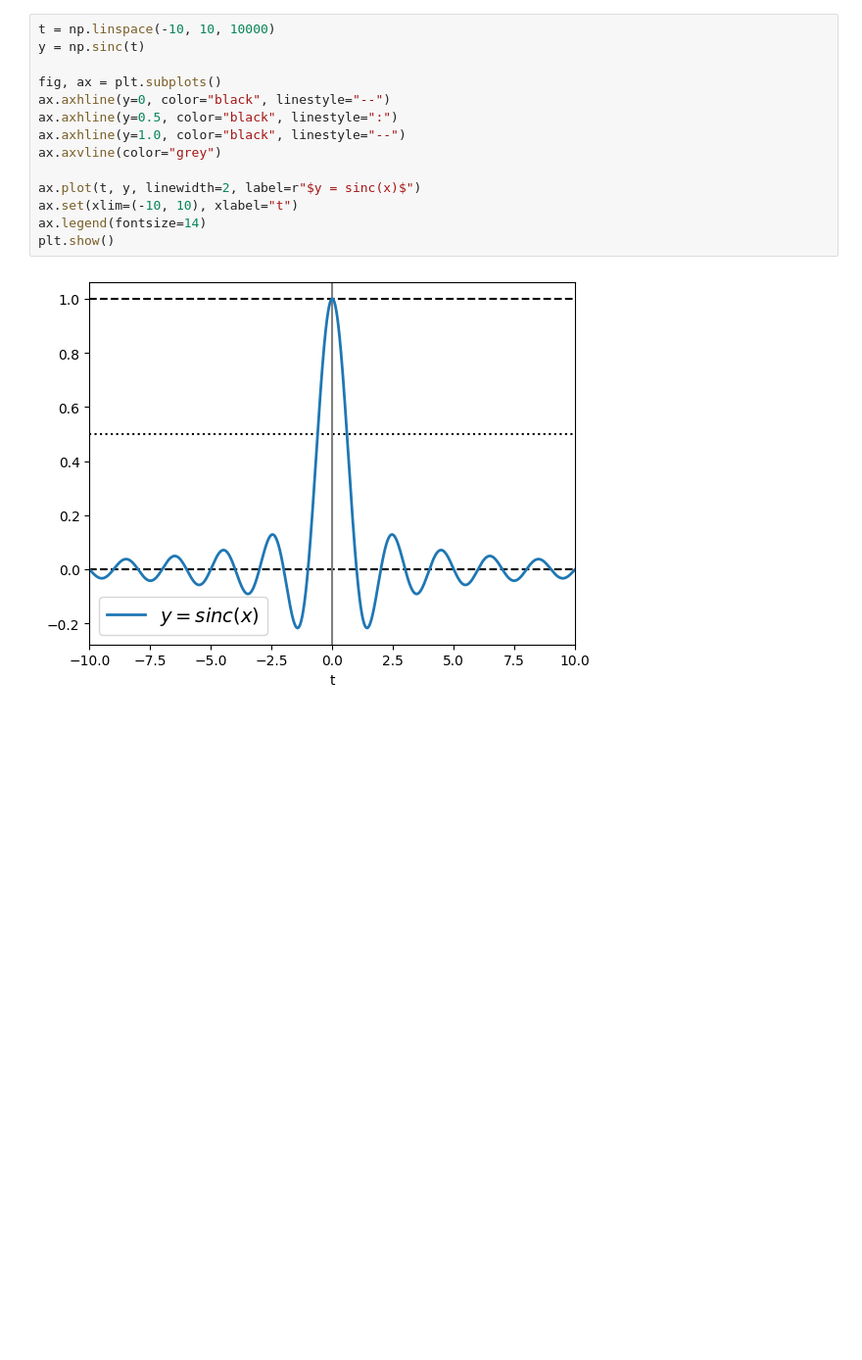
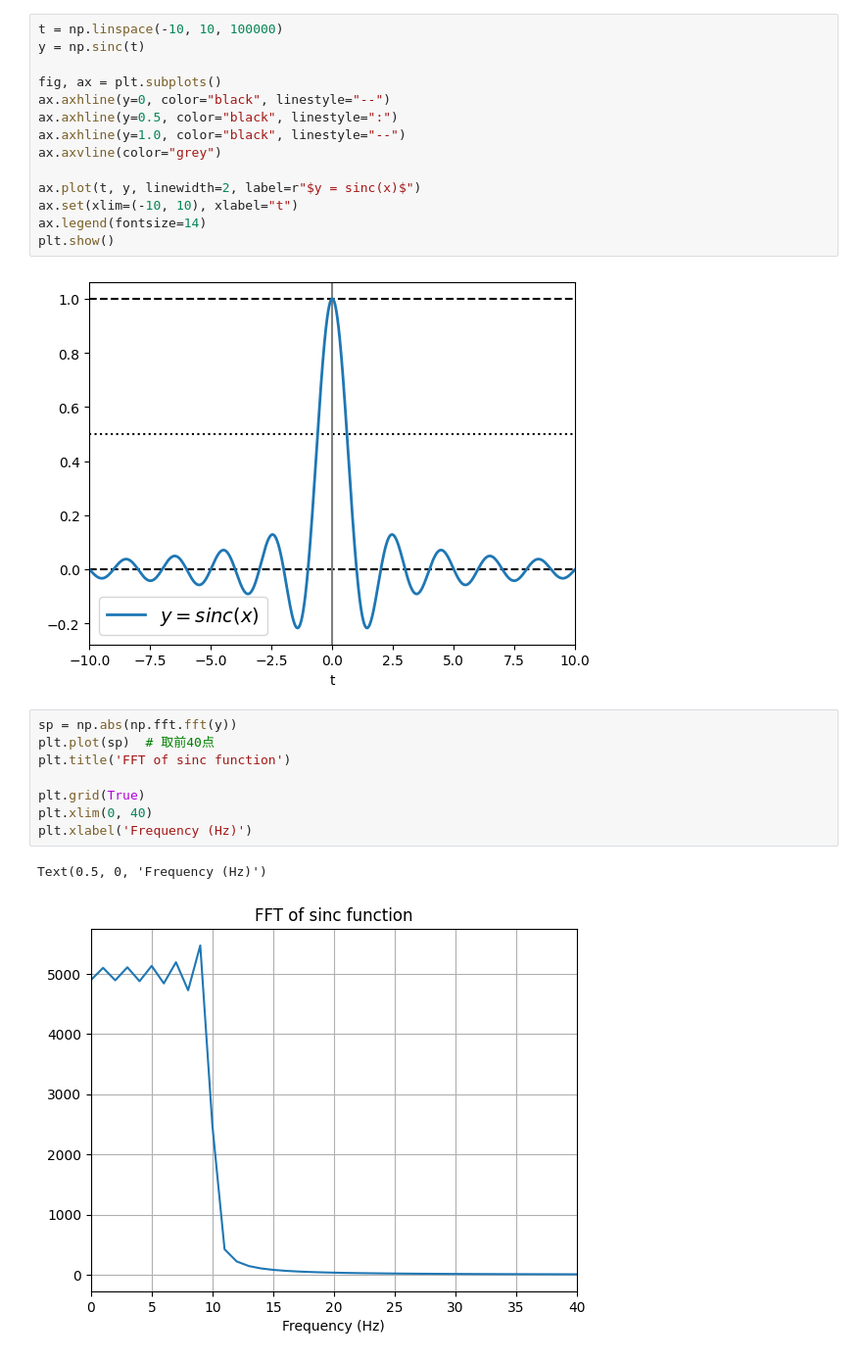
Before and after one commit to iclite/learning_data_converter, a Jupyter notebook: adc.ipynb, the cells around one changed output. Shown: that part at 98% size. Drawn from its saved outputs; the diff is of its cells as text; blank space fills up the shorter version.

```diff
--- a/adc.ipynb
+++ b/adc.ipynb
@@ -2,7 +2,7 @@
 import matplotlib.pyplot as plt
 import numpy as np
 # %%
-t = np.linspace(-10, 10, 10000)
+t = np.linspace(-10, 10, 100000)
 y = np.sinc(t)
 
 fig, ax = plt.subplots()
@@ -17,3 +17,14 @@ ax.legend(fontsize=14)
 plt.show()
 # %% [output]
 [figure]
+# %%
+sp = np.abs(np.fft.fft(y))
+plt.plot(sp)  # 取前40点
+plt.title('FFT of sinc function')
+
+plt.grid(True)
+plt.xlim(0, 40)
+plt.xlabel('Frequency (Hz)')
+# %% [output]
+Text(0.5, 0, 'Frequency (Hz)')
+[figure, added]
```
Also changed, not shown: 1 other file.
